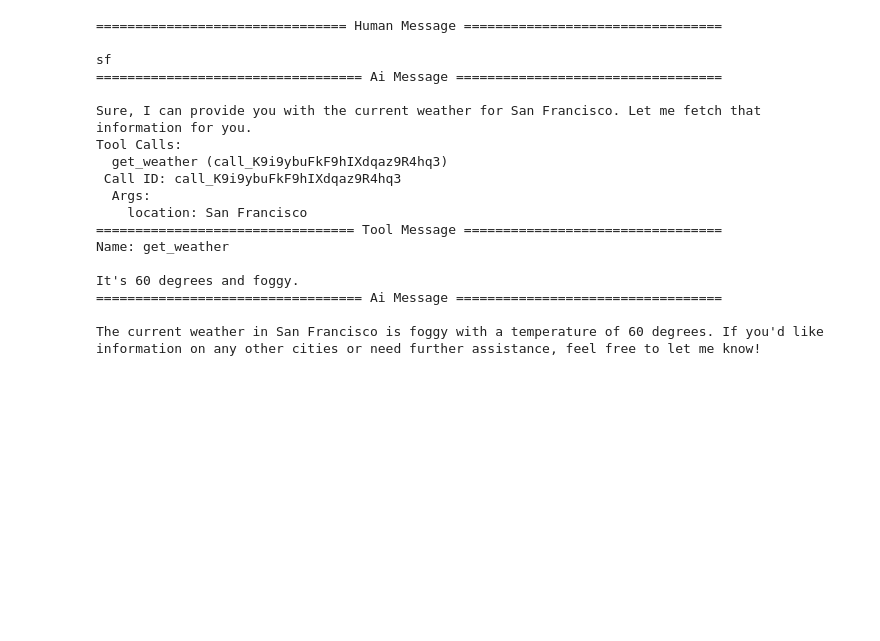
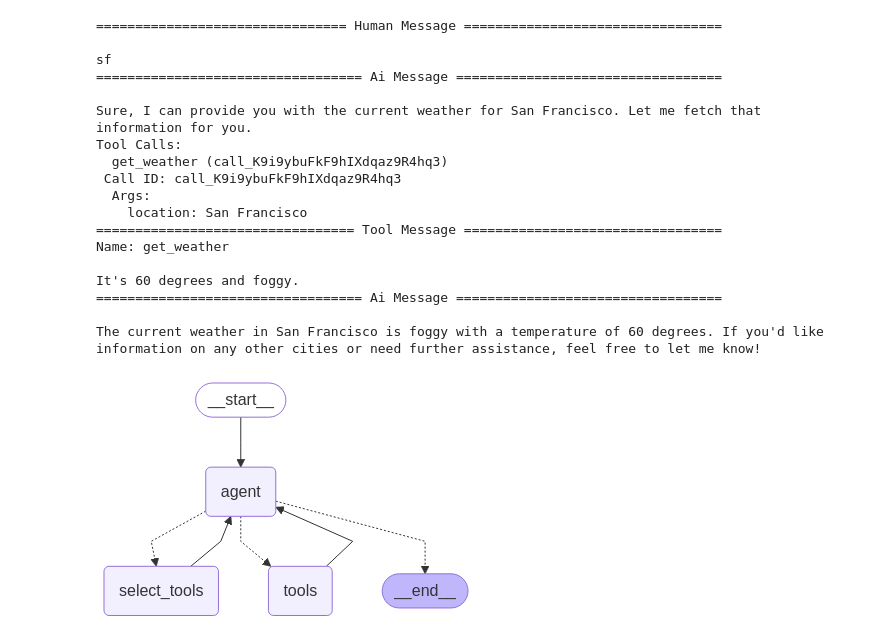
Before and after one commit to wangwenjie24/customer-supporter, a Jupyter notebook: src/agent/test.ipynb, the cells around one changed output. Cells and saved outputs as stored; diff of their text form; code cells hidden in the pictures; blank space fills up the shorter version.

```diff
--- a/src/agent/test.ipynb
+++ b/src/agent/test.ipynb
@@ -276,3 +276,66 @@ It's 60 degrees and foggy.
 ================================== Ai Message ==================================
 
 The current weather in San Francisco is foggy with a temperature of 60 degrees. If you'd like information on any other cities or need further assistance, feel free to let me know!
+# %%
+import math
+import types
+import uuid
+
+from langchain.chat_models import init_chat_model
+from langchain.embeddings import init_embeddings
+from langgraph.store.memory import InMemoryStore
+
+from langgraph_bigtool import create_agent
+from langgraph_bigtool.utils import (
+    convert_positional_only_function_to_tool
+)
+
+# Collect functions from `math` built-in
+all_tools = []
+for function_name in dir(math):
+    function = getattr(math, function_name)
+    if not isinstance(
+        function, types.BuiltinFunctionType
+    ):
+        continue
+    # This is an idiosyncrasy of the `math` library
+    if tool := convert_positional_only_function_to_tool(
+        function
+    ):
+        all_tools.append(tool)
+
+# Create registry of tools. This is a dict mapping
+# identifiers to tool instances.
+tool_registry = {
+    str(uuid.uuid4()): tool
+    for tool in all_tools
+}
+
+# Index tool names and descriptions in the LangGraph
+# Store. Here we use a simple in-memory store.
+embeddings = init_embeddings("openai:text-embedding-3-small")
+
+store = InMemoryStore(
+    index={
+        "embed": embeddings,
+        "dims": 1536,
+        "fields": ["description"],
+    }
+)
+for tool_id, tool in tool_registry.items():
+    store.put(
+        ("tools",),
+        tool_id,
+        {
+            "description": f"{tool.name}: {tool.description}",
+        },
+    )
+
+# Initialize agent
+llm = init_chat_model("openai:gpt-4o-mini")
+
+builder = create_agent(llm, tool_registry)
+agent = builder.compile(store=store)
+agent
+# %% [output]
+[figure, added]
```
Also changed, not shown: parts of 5 cells of this notebook, 1 other file.
